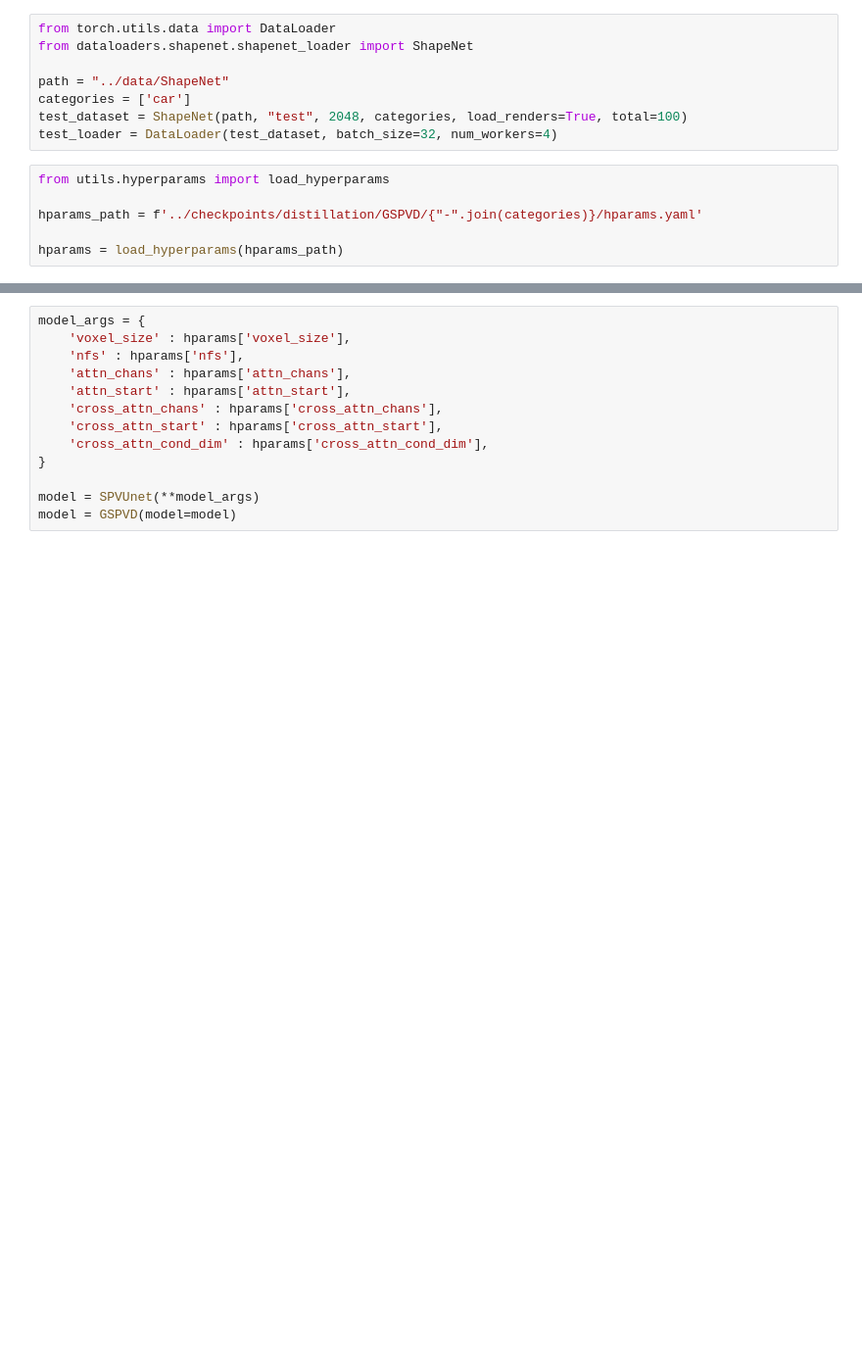
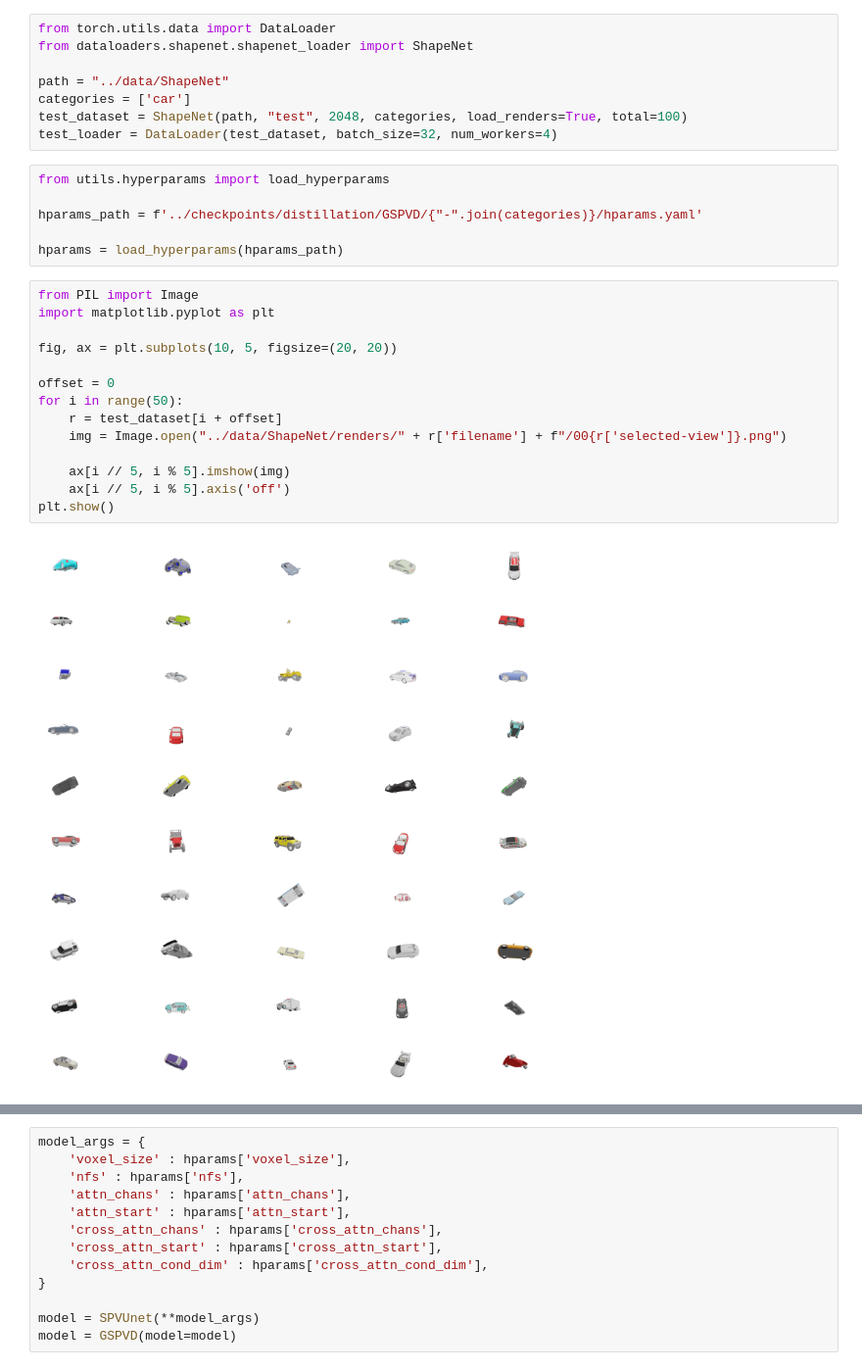
Before and after one commit to HliasOuzounis/SPVD-Diffusion, a Jupyter notebook: notebooks/onestep.ipynb, the cells around one changed output, grey strips where cells are left out. Shown at 98% size. Drawn from its saved outputs; the diff is of its cells as text; blank space fills up the shorter version.

```diff
--- a/notebooks/onestep.ipynb
+++ b/notebooks/onestep.ipynb
@@ -23,3 +25,19 @@ from utils.hyperparams import load_hyperparams
 hparams_path = f'../checkpoints/distillation/GSPVD/{"-".join(categories)}/hparams.yaml'
 
 hparams = load_hyperparams(hparams_path)
+# %%
+from PIL import Image
+import matplotlib.pyplot as plt
+
+fig, ax = plt.subplots(10, 5, figsize=(20, 20))
+
+offset = 0
+for i in range(50):
+    r = test_dataset[i + offset]
+    img = Image.open("../data/ShapeNet/renders/" + r['filename'] + f"/00{r['selected-view']}.png")
+
+    ax[i // 5, i % 5].imshow(img)
+    ax[i // 5, i % 5].axis('off')
+plt.show()
+# %% [output]
+[figure, added]
```
Also changed, not shown: parts of 8 cells of this notebook, 1 other file.
